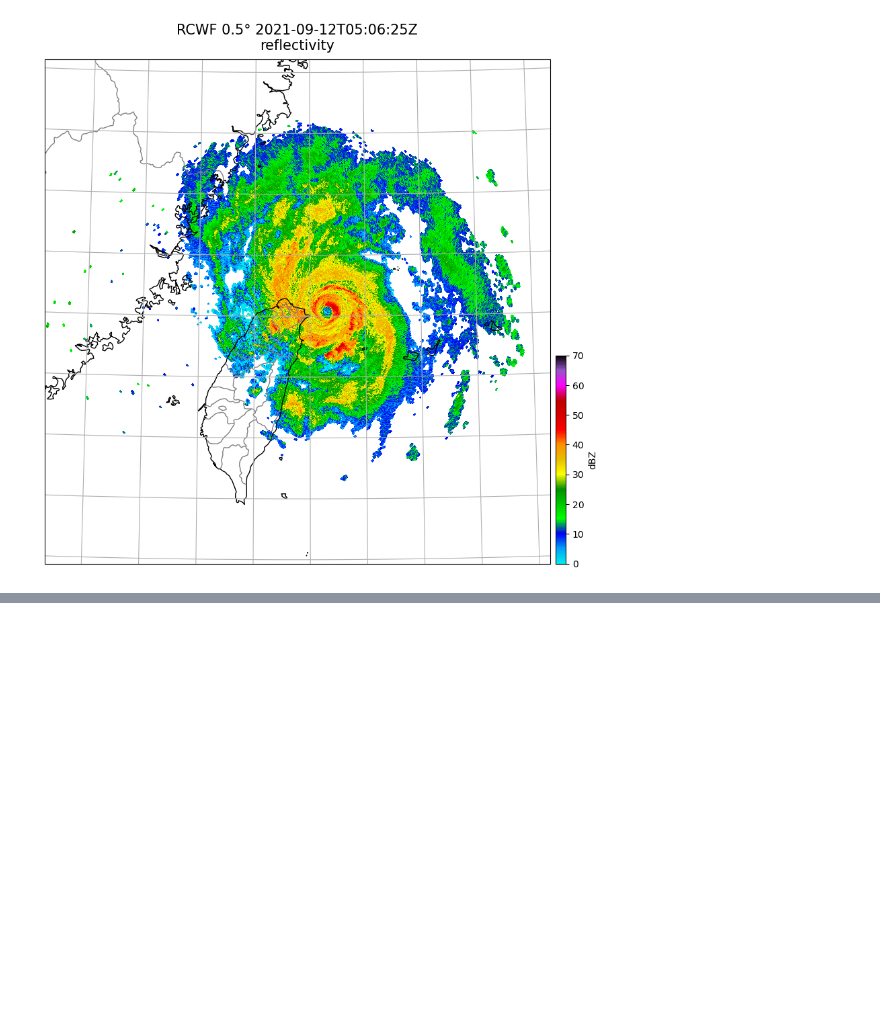
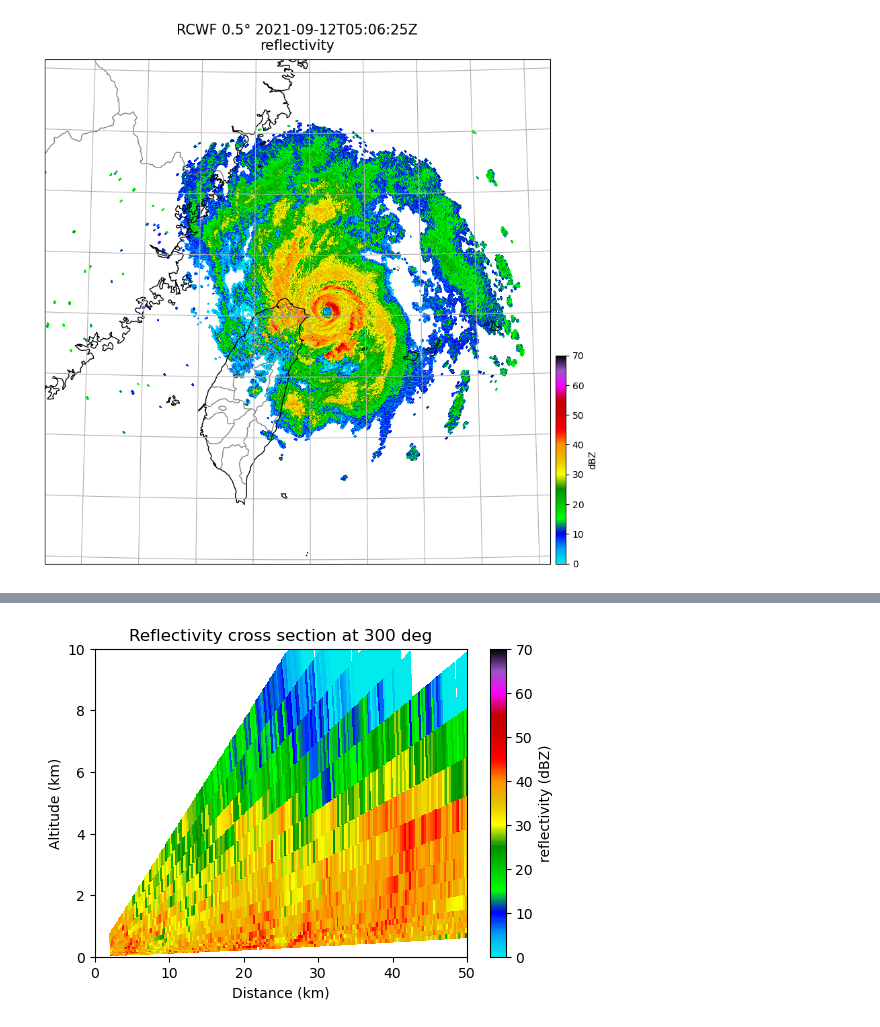
Before and after one commit to tsubakih07/pyart_lecture, a Jupyter notebook: pyart_training/pyart_practice.ipynb, the cells around one changed output, grey strips where cells are left out. Saved outputs shown, nothing was run; the diff lists cells and outputs as text; code cells hidden in the pictures; blank space fills up the shorter version.

```diff
--- a/pyart_training/pyart_practice.ipynb
+++ b/pyart_training/pyart_practice.ipynb
@@ -163,0 +281,5 @@ plt.show()
+# %%
+# create cross-section data
+xsect = pyart.util.cross_section_ppi(radar_data,angle)
+
+xsect.info()
@@ -163,0 +304,30 @@ plt.show()
+# %%
+# plot cross-section
+display = pyart.graph.RadarDisplay(xsect)
+
+#start plot
+fig = plt.figure(figsize=(6,4))
+
+vmin = 0
+vmax = 70
+
+
+#plot cross section
+field_name = xsect.fields[variable]['long_name']
+
+kwargs ={
+    "field" : variable,
+    "sweep" : 0,
+    "fig" : fig,
+    "cmap" : "pyart_NWSRef",
+    "vmin" : vmin,
+    "vmax": vmax,
+    "colorbar_label" : 'reflectivity (dBZ)',
+    "axislabels" : ('Distance (km)','Altitude (km)'),
+    "title" : field_name+' cross section at '+str(angle[0])+' deg'
+}
+
+display.plot(**kwargs)
+display.set_limits(xlim=(0,length),ylim=(0,10))
+# %% [output]
+[figure, added]
```
Also changed, not shown: parts of 9 cells of this notebook.
